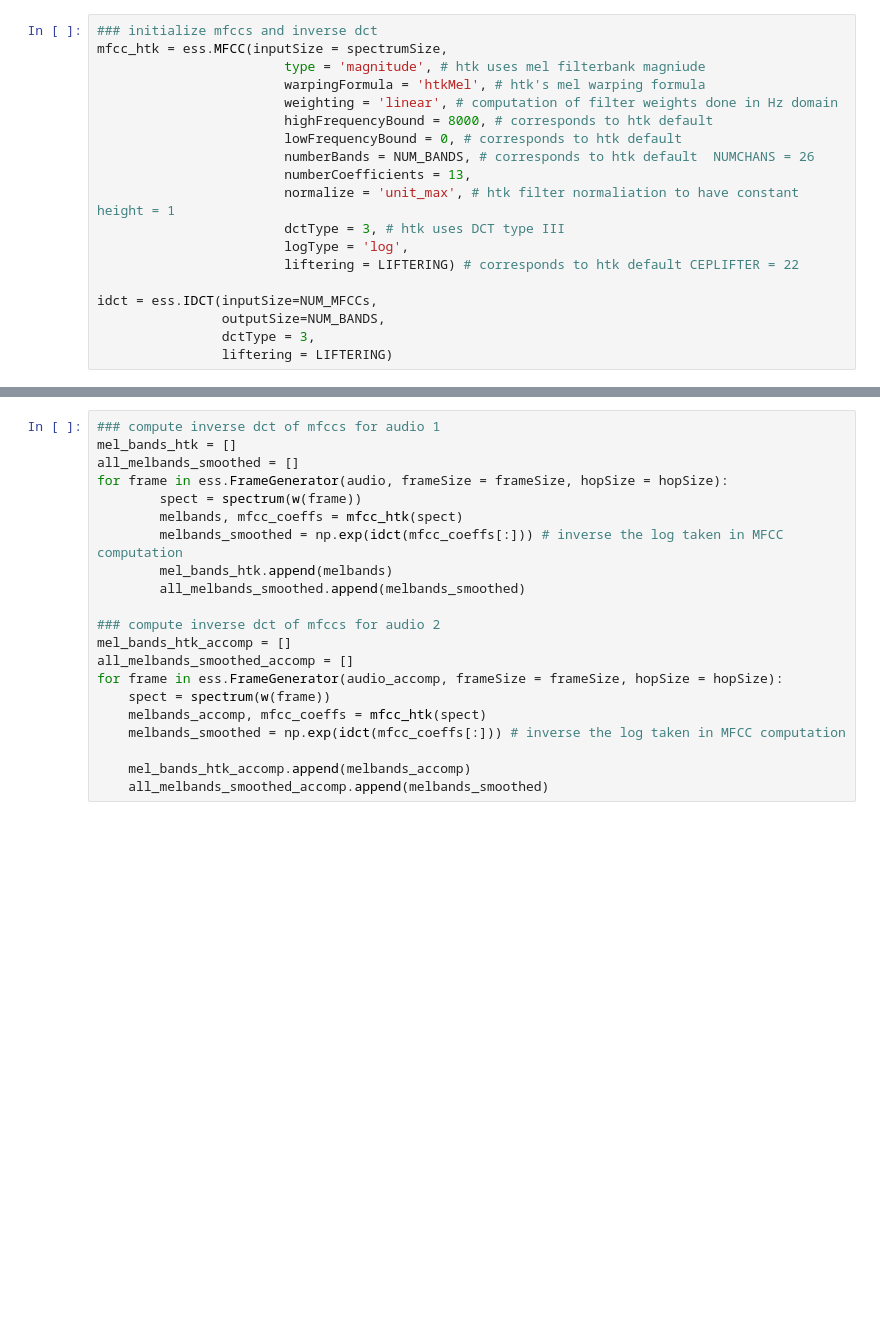
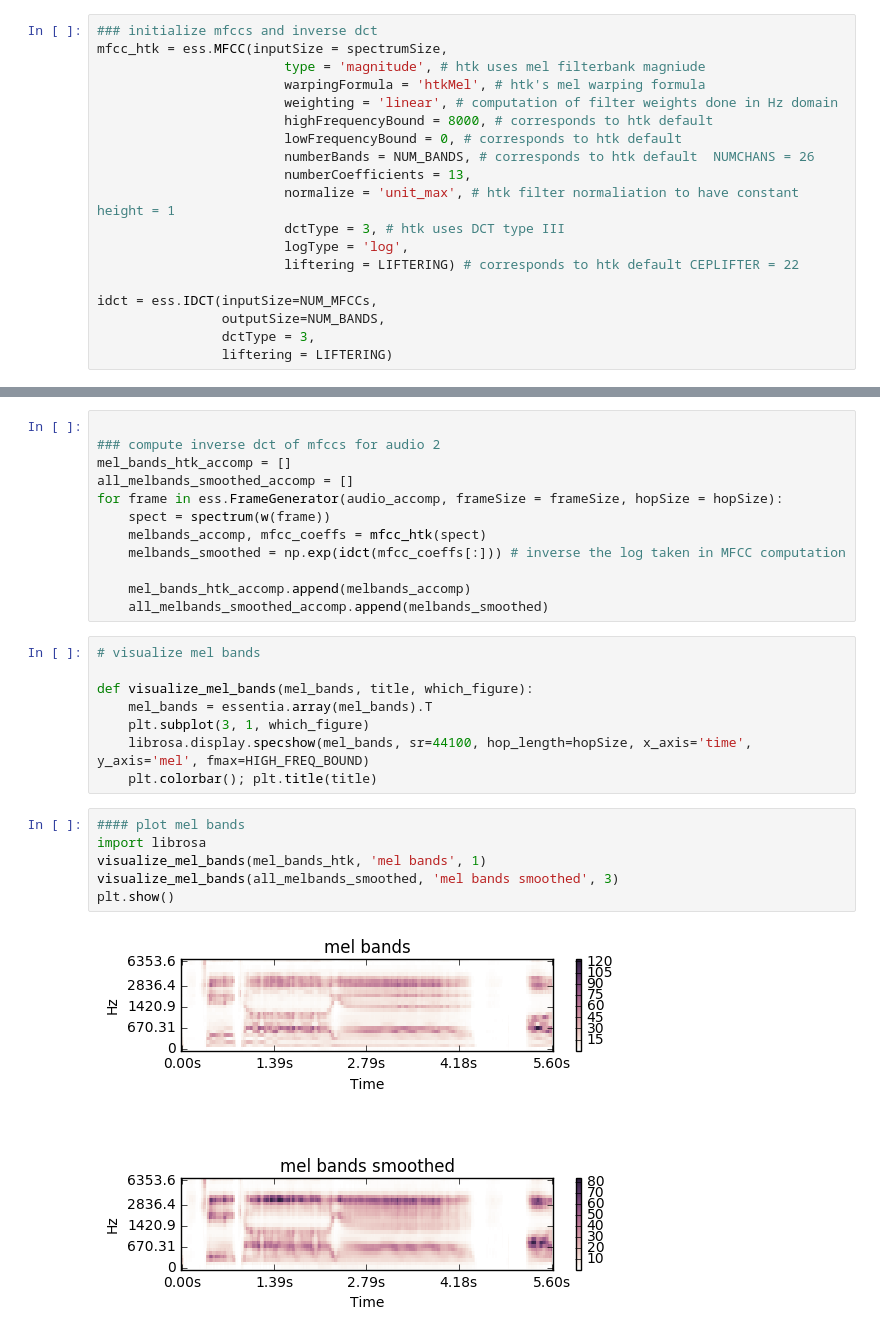
Before and after one commit to georgid/mfcc-htk-an-librosa, a Jupyter notebook: inverse_mfccs.ipynb, the cells around one changed output, grey strips where cells are left out. Cells and saved outputs as stored; diff of their text form; blank space fills up the shorter version.

```diff
--- a/inverse_mfccs.ipynb
+++ b/inverse_mfccs.ipynb
@@ -66,13 +77,4 @@ idct = ess.IDCT(inputSize=NUM_MFCCs,
 # %%
-### compute inverse dct of mfccs for audio 1
-mel_bands_htk = []
-all_melbands_smoothed = []
-for frame in ess.FrameGenerator(audio, frameSize = frameSize, hopSize = hopSize):
-        spect = spectrum(w(frame))
-        melbands, mfcc_coeffs = mfcc_htk(spect)
-        melbands_smoothed = np.exp(idct(mfcc_coeffs[:])) # inverse the log taken in MFCC computation
-        mel_bands_htk.append(melbands)
-        all_melbands_smoothed.append(melbands_smoothed)
 
 ### compute inverse dct of mfccs for audio 2
 mel_bands_htk_accomp = []
@@ -84,4 +86,20 @@ for frame in ess.FrameGenerator(audio_accomp, frameSize = frameSize, hopSize = h
 
     mel_bands_htk_accomp.append(melbands_accomp)
     all_melbands_smoothed_accomp.append(melbands_smoothed)
+# %%
+# visualize mel bands
+
+def visualize_mel_bands(mel_bands, title, which_figure):
+    mel_bands = essentia.array(mel_bands).T
+    plt.subplot(3, 1, which_figure)
+    librosa.display.specshow(mel_bands, sr=44100, hop_length=hopSize, x_axis='time', y_axis='mel', fmax=HIGH_FREQ_BOUND)
+    plt.colorbar(); plt.title(title)
+# %%
+#### plot mel bands
+import librosa
+visualize_mel_bands(mel_bands_htk, 'mel bands', 1)
+visualize_mel_bands(all_melbands_smoothed, 'mel bands smoothed', 3)
+plt.show()
+# %% [output]
+[figure, added]
 # %%
```
Also changed, not shown: parts of 7 cells of this notebook, 2 other files.
